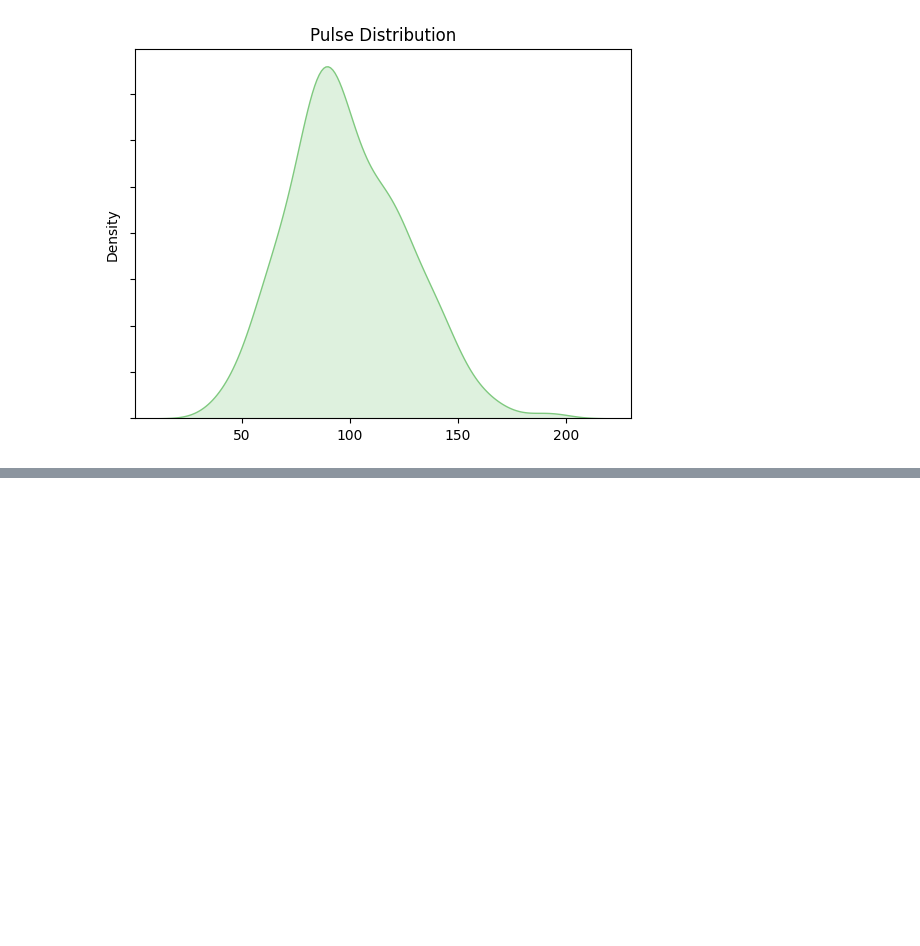
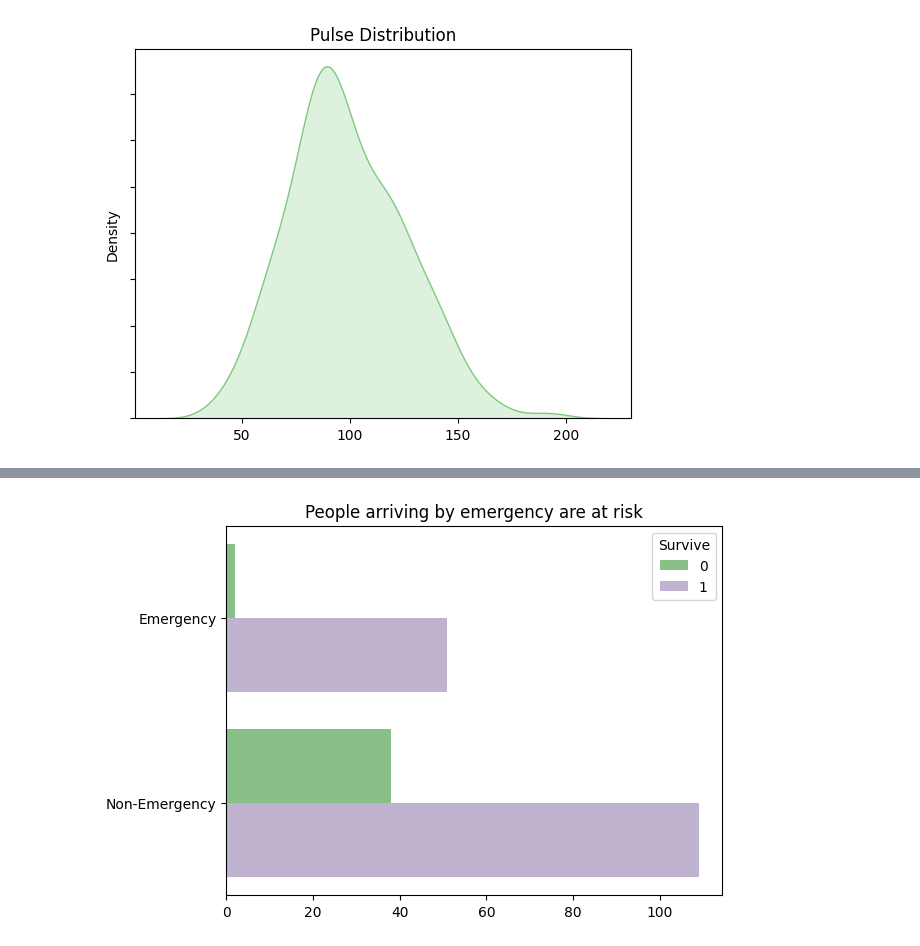
Before and after one commit to chingfhen/SGH-ICU-Patients, a Jupyter notebook: Visualizations.ipynb, the cells around one changed output, grey strips where cells are left out. Saved outputs shown, nothing was run; the diff lists cells and outputs as text; code cells hidden in the pictures; blank space fills up the shorter version.

```diff
--- a/Visualizations.ipynb
+++ b/Visualizations.ipynb
@@ -187,0 +215,5 @@ p.set(yticklabels = [], title = "Pulse Distribution")
+# %%
+p = sb.countplot(data = tmp_data, y = "Emergency", hue = "Survive", palette = "Accent")
+_ = p.set(title = "People arriving by emergency are at risk", yticklabels = ["Emergency", "Non-Emergency"], xlabel = "",ylabel = "")
+# %% [output]
+[figure, added]
```
Also changed, not shown: parts of 5 cells of this notebook.
